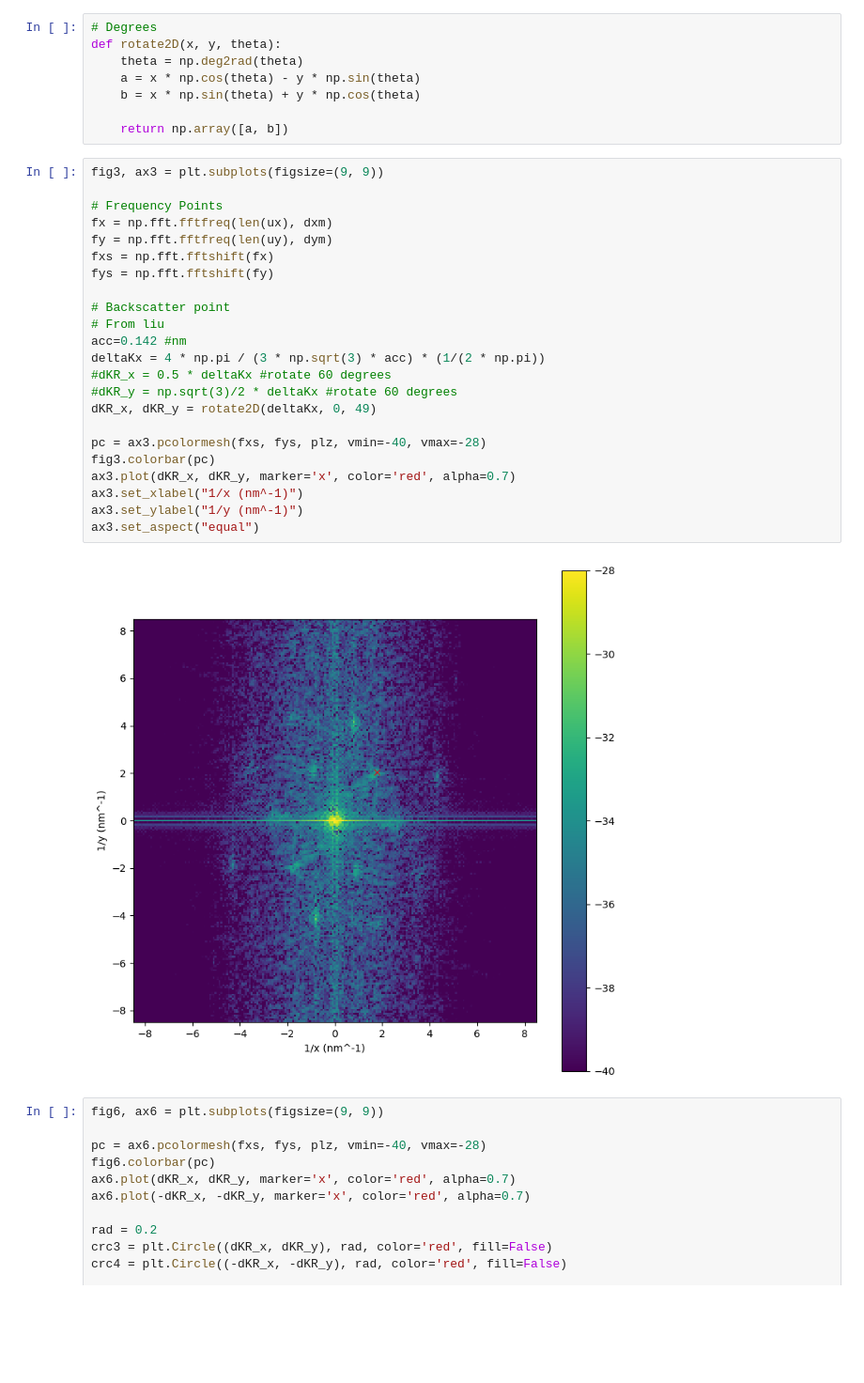
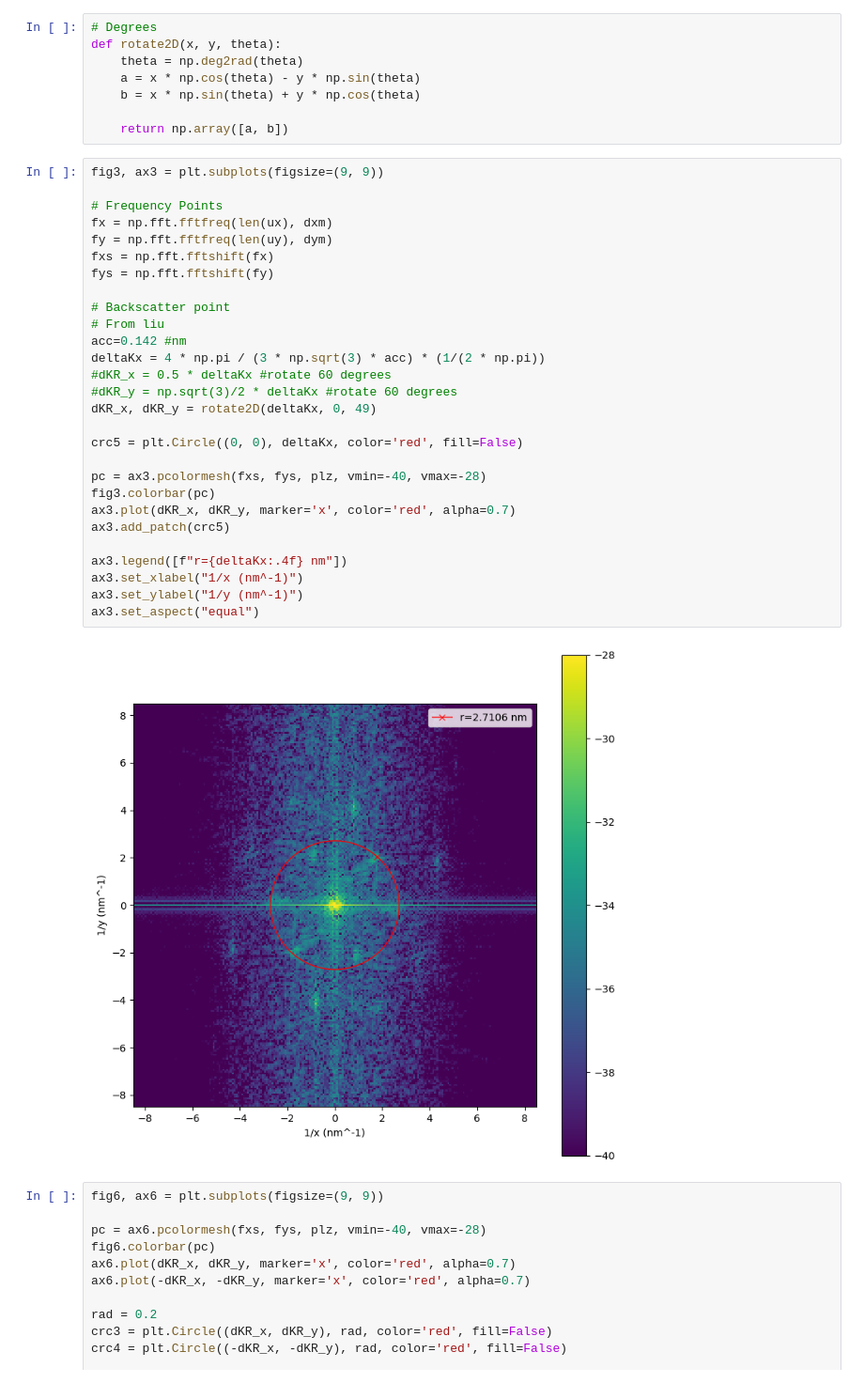
Before and after one commit to HollenLab/QPI-Scattering, a Jupyter notebook: ExperimentAnalysis/exp_filter_norotate.ipynb, the cells around one changed output. Shown at 94% size. Drawn from its saved outputs; the diff is of its cells as text; blank space fills up the shorter version.

```diff
--- a/ExperimentAnalysis/exp_filter_norotate.ipynb
+++ b/ExperimentAnalysis/exp_filter_norotate.ipynb
@@ -92,28 +92,33 @@ def rotate2D(x, y, theta):
 # %%
 fig3, ax3 = plt.subplots(figsize=(9, 9))
 
 # Frequency Points
 fx = np.fft.fftfreq(len(ux), dxm)
 fy = np.fft.fftfreq(len(uy), dym)
 fxs = np.fft.fftshift(fx)
 fys = np.fft.fftshift(fy)
 
 # Backscatter point
 # From liu
 acc=0.142 #nm
 deltaKx = 4 * np.pi / (3 * np.sqrt(3) * acc) * (1/(2 * np.pi))
 #dKR_x = 0.5 * deltaKx #rotate 60 degrees
 #dKR_y = np.sqrt(3)/2 * deltaKx #rotate 60 degrees
 dKR_x, dKR_y = rotate2D(deltaKx, 0, 49)
 
+crc5 = plt.Circle((0, 0), deltaKx, color='red', fill=False)
+
 pc = ax3.pcolormesh(fxs, fys, plz, vmin=-40, vmax=-28)
 fig3.colorbar(pc)
 ax3.plot(dKR_x, dKR_y, marker='x', color='red', alpha=0.7)
+ax3.add_patch(crc5)
+
+ax3.legend([f"r={deltaKx:.4f} nm"])
 ax3.set_xlabel("1/x (nm^-1)")
 ax3.set_ylabel("1/y (nm^-1)")
 ax3.set_aspect("equal")
 # %% [output]
-[figure, old version]
+[figure, new version]
 # %%
 fig6, ax6 = plt.subplots(figsize=(9, 9))
 
```
Also changed, not shown: parts of 1 cell of this notebook, 4 other files.
